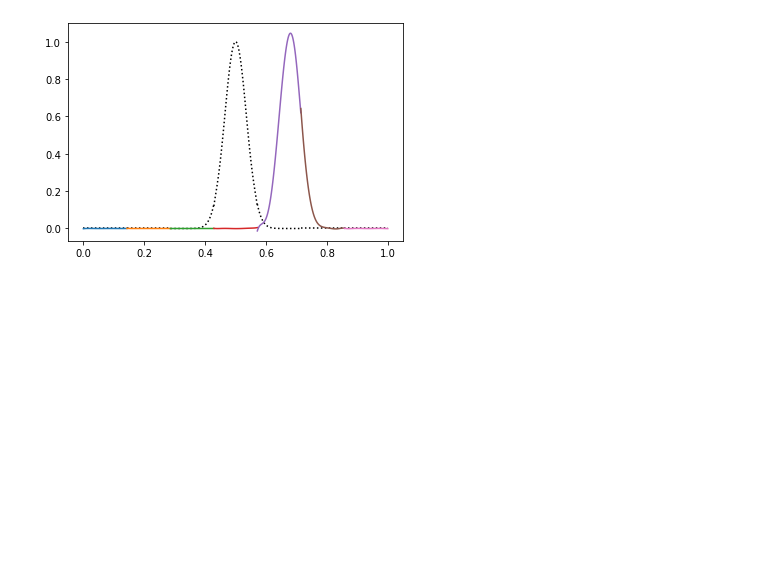
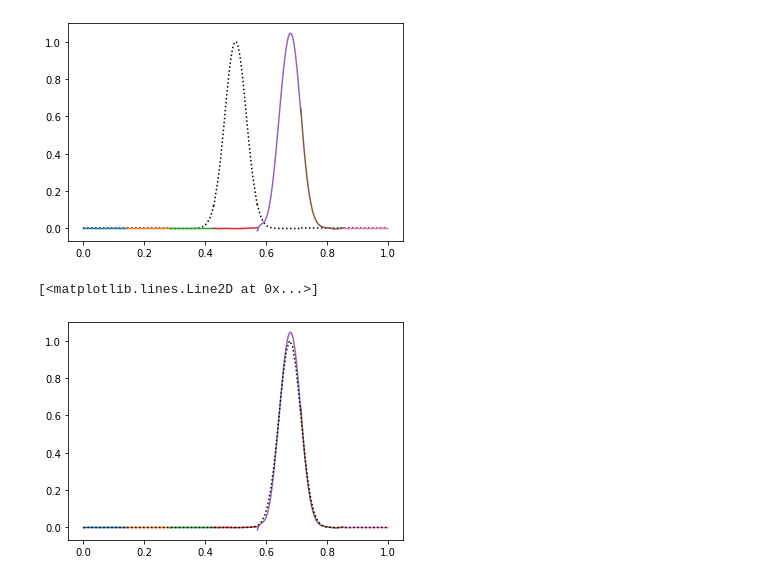
Before and after one commit to aapandy2/dg_tutorial, a Jupyter notebook: DG_lagrange.ipynb, the cells around one changed output. Saved outputs shown, nothing was run; the diff lists cells and outputs as text; code cells hidden in the pictures; blank space fills up the shorter version.

Commit message:
added a bit of code to compare solution to analytic solution

```diff
--- a/DG_lagrange.ipynb
+++ b/DG_lagrange.ipynb
@@ -242,3 +242,19 @@ plot_sol(soln[TS], LegendreRoots)
 pl.show()
 # %% [output]
 [figure]
+# %%
+#define analytic solution
+def q_analytic(t, x):
+    #define coordinate u
+    u = x-c*t
+    #account for periodic BCs
+    u_periodic = u%(xMax-xMin)
+    return q_ID(u_periodic)
+
+xx = np.linspace(xMin, xMax, 100)
+
+plot_sol(soln[TS], LegendreRoots)
+pl.plot(xx, q_analytic(TS*dt, xx), 'k:')
+# %% [output]
+[<matplotlib.lines.Line2D at 0x...>]
+[figure, added]
```
